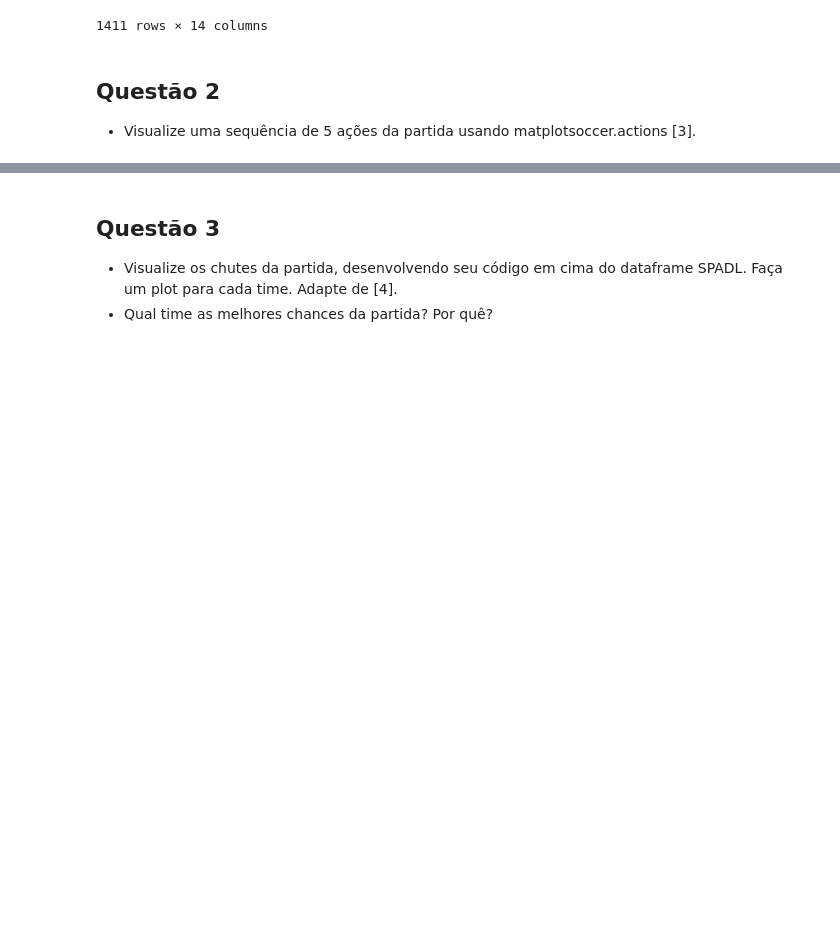
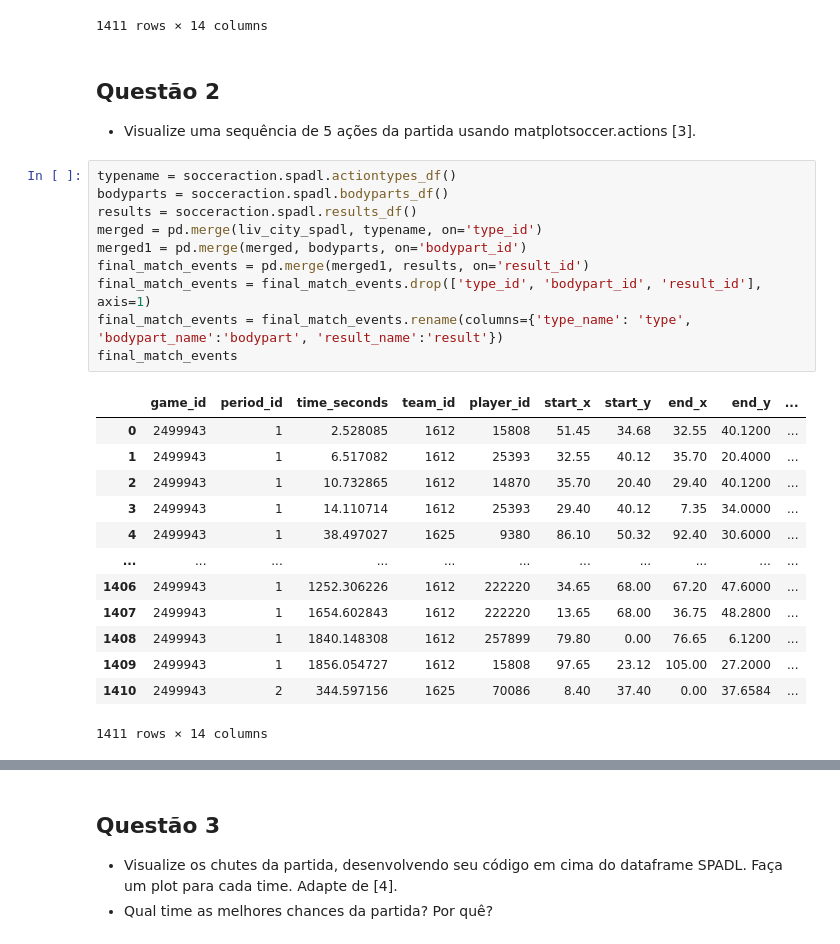
Before and after one commit to paduathiago/Data-Science-Applied-to-Soccer, a Jupyter notebook: Activities/ativ_3.ipynb, the cells around one changed output, grey strips where cells are left out. Saved outputs shown, nothing was run; the diff lists cells and outputs as text; blank space fills up the shorter version.

```diff
--- a/Activities/ativ_3.ipynb
+++ b/Activities/ativ_3.ipynb
@@ -82,3 +96,27 @@ liv_city_spadl
 # %% [markdown]
 ## Questão 2
 - Visualize uma sequência de 5 ações da partida usando matplotsoccer.actions [3].
+# %%
+typename = socceraction.spadl.actiontypes_df()
+bodyparts = socceraction.spadl.bodyparts_df()
+results = socceraction.spadl.results_df()
+merged = pd.merge(liv_city_spadl, typename, on='type_id')
+merged1 = pd.merge(merged, bodyparts, on='bodypart_id')
+final_match_events = pd.merge(merged1, results, on='result_id')
+final_match_events = final_match_events.drop(['type_id', 'bodypart_id', 'result_id'], axis=1)
+final_match_events = final_match_events.rename(columns={'type_name': 'type', 'bodypart_name':'bodypart', 'result_name':'result'})
+final_match_events
+# %% [output]
+|  | game_id | period_id | time_seconds | team_id | player_id | start_x | start_y | end_x | end_y | ... |
+| 0 | 2499943 | 1 | 2.528085 | 1612 | 15808 | 51.45 | 34.68 | 32.55 | 40.1200 | ... |
+| 1 | 2499943 | 1 | 6.517082 | 1612 | 25393 | 32.55 | 40.12 | 35.70 | 20.4000 | ... |
+| 2 | 2499943 | 1 | 10.732865 | 1612 | 14870 | 35.70 | 20.40 | 29.40 | 40.1200 | ... |
+| 3 | 2499943 | 1 | 14.110714 | 1612 | 25393 | 29.40 | 40.12 | 7.35 | 34.0000 | ... |
+| 4 | 2499943 | 1 | 38.497027 | 1625 | 9380 | 86.10 | 50.32 | 92.40 | 30.6000 | ... |
+| ... | ... | ... | ... | ... | ... | ... | ... | ... | ... | ... |
+| 1406 | 2499943 | 1 | 1252.306226 | 1612 | 222220 | 34.65 | 68.00 | 67.20 | 47.6000 | ... |
+| 1407 | 2499943 | 1 | 1654.602843 | 1612 | 222220 | 13.65 | 68.00 | 36.75 | 48.2800 | ... |
+| 1408 | 2499943 | 1 | 1840.148308 | 1612 | 257899 | 79.80 | 0.00 | 76.65 | 6.1200 | ... |
+| 1409 | 2499943 | 1 | 1856.054727 | 1612 | 15808 | 97.65 | 23.12 | 105.00 | 27.2000 | ... |
+| 1410 | 2499943 | 2 | 344.597156 | 1625 | 70086 | 8.40 | 37.40 | 0.00 | 37.6584 | ... |
+1411 rows × 14 columns
```
Also changed, not shown: parts of 5 cells of this notebook.
